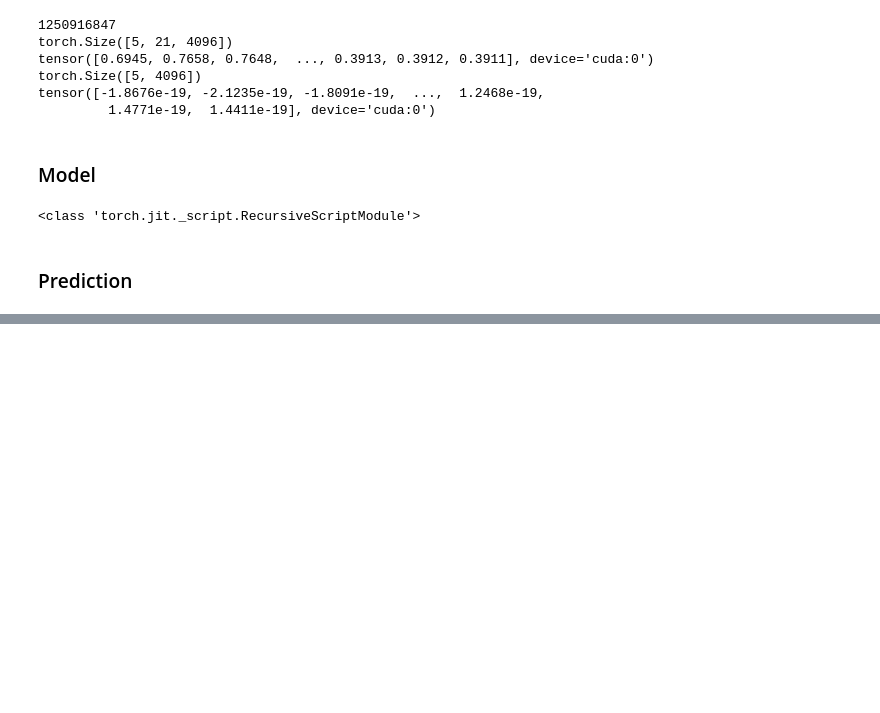
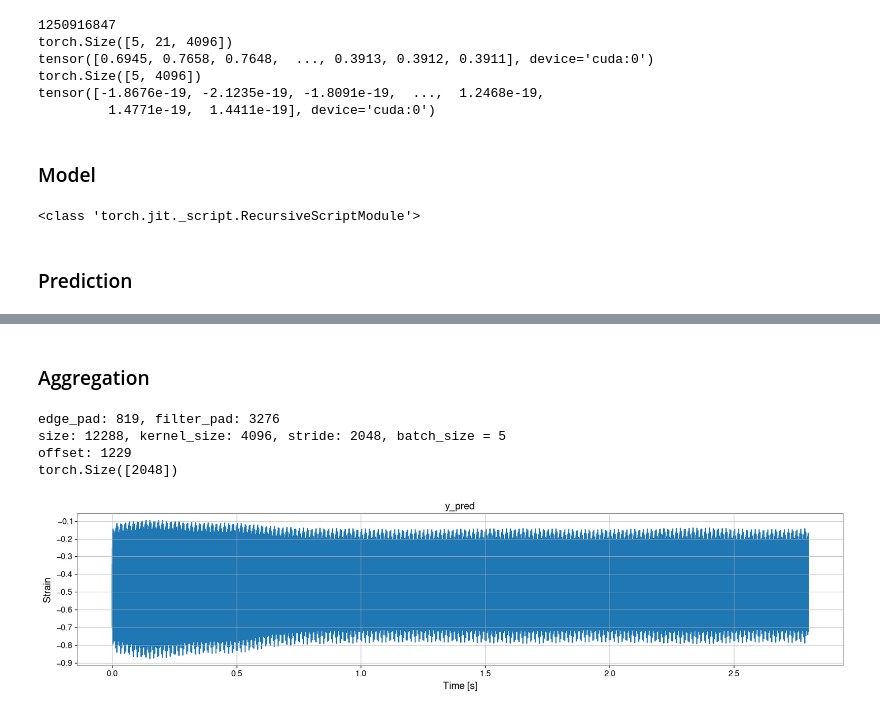
Before and after one commit to saleem-muhammed/deepcleanv2, a Jupyter notebook: projects/clean/online-clean.ipynb, the cells around one changed output, grey strips where cells are left out. Cells and saved outputs as stored; diff of their text form; code cells hidden in the pictures; blank space fills up the shorter version.

```diff
--- a/projects/clean/online-clean.ipynb
+++ b/projects/clean/online-clean.ipynb
@@ -146,0 +176,57 @@ inrerence_sampling_rate = train_config['data']['inference_sampling_rate']
+# %% [markdown]
+### Aggregation
+# %%
+sample_rate = clean_config['sample_rate']
+pad_params = train_config['model']['metric']['init_args']
+edge_pad = int(pad_params.get('edge_pad') * sample_rate)
+filter_pad = int(pad_params.get('filter_pad') * sample_rate)
+print(f"edge_pad: {edge_pad}, filter_pad: {filter_pad}")
+
+device = inference_dataset.hparams.device
+dtype = inference_dataset.y_inference.X.dtype
+size = len(inference_dataset.y_inference.X)
+kernel_size = inference_dataset.kernel_size
+stride = inference_dataset.stride
+batch_size = len(next(iter(y_dset)))
+print(f"size: {size}, kernel_size: {kernel_size}, stride: {stride}, batch_size = {batch_size}")
+
+y_pred = torch.zeros(
+    (size - edge_pad),
+    device=device,
+    dtype=dtype,
+)
+get_idx = torch.arange(
+    stride,
+    device=device,
+)
+offset = int(sample_rate - edge_pad - stride)
+print(f"offset: {offset}")
+get_idx += offset
+print(get_idx.shape)
+
+set_idx = get_idx.view(1, -1).repeat(batch_size, 1)
+# print(set_idx)
+batch_offset = torch.arange(batch_size, device=device)
+set_idx += batch_offset[:, None] * stride
+# print(set_idx)
+
+for i in range(1):
+    y = pred
+    sidx = set_idx[:len(y)]
+    y_pred[sidx + i*batch_size*stride] = y[:, get_idx]
+    if not i:
+        y_pred[:offset] = y[0, :offset]
+
+plt.figure(figsize=[20, 4])
+times = np.arange(0, y_pred.shape[0]/4096, 1/4096)
+plt.title('y_pred')
+plt.xlabel('Time [s]')
+plt.ylabel('Strain')
+plt.plot(times, y_pred.to('cpu').detach().numpy())
+plt.show()
+# %% [output]
+edge_pad: 819, filter_pad: 3276
+size: 12288, kernel_size: 4096, stride: 2048, batch_size = 5
+offset: 1229
+torch.Size([2048])
+[figure, added]
```
Also changed, not shown: parts of 5 cells of this notebook.
